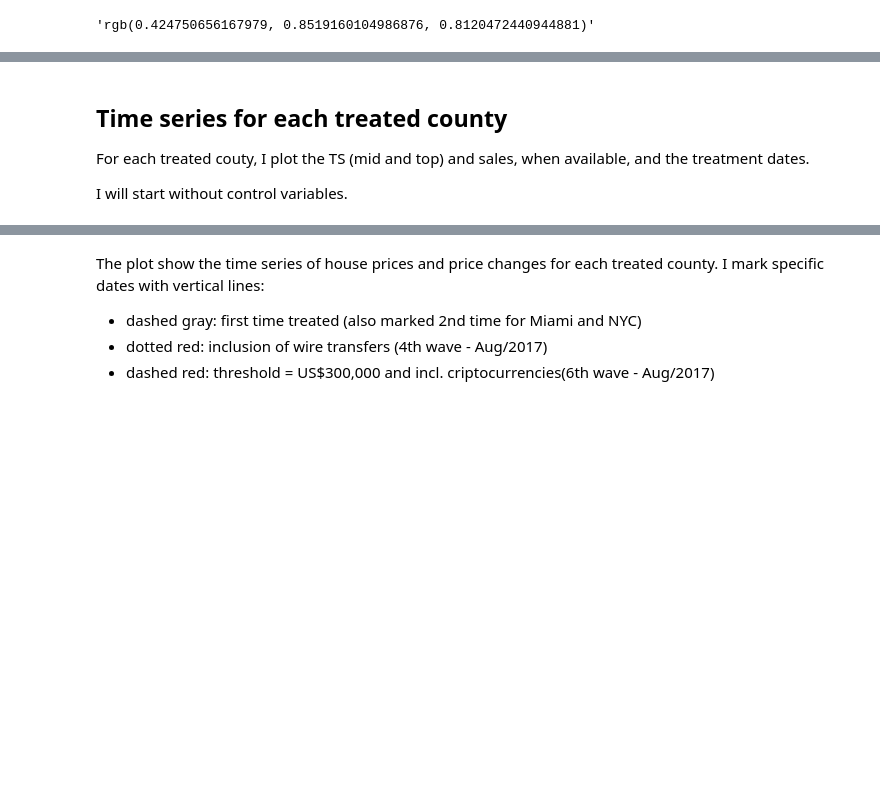
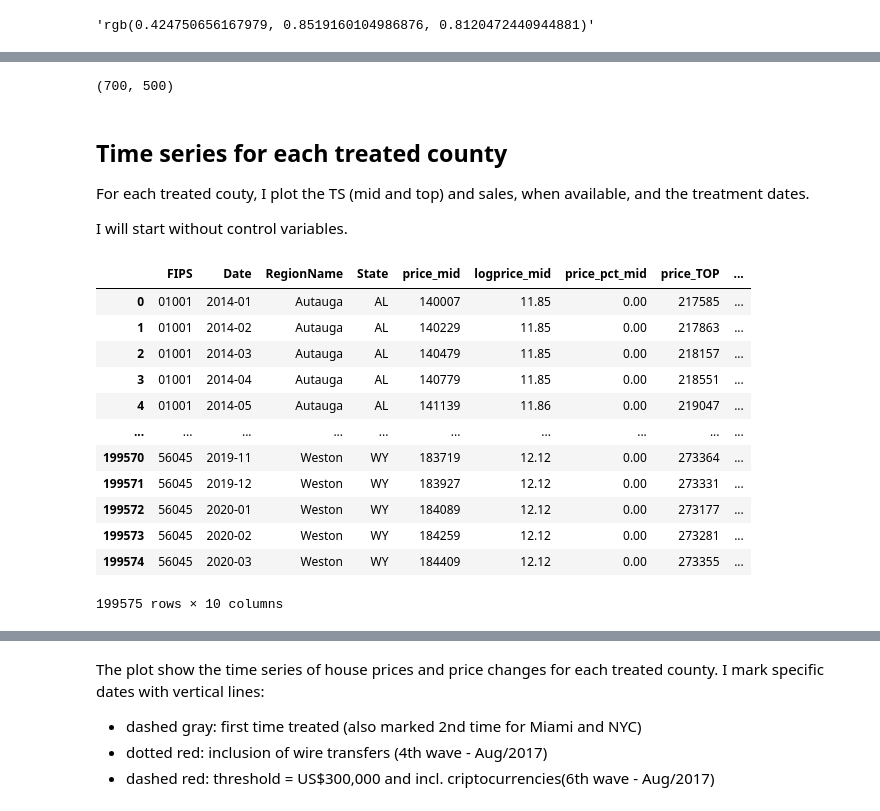
Before and after one commit to mrspatbile/homeownership, a Jupyter notebook: zillow/code/Zillow9_GTO_treated_plots.ipynb, the cells around one changed output, grey strips where cells are left out. Drawn from its saved outputs; the diff is of its cells as text; code cells hidden in the pictures; blank space fills up the shorter version.

```diff
--- a/zillow/code/Zillow9_GTO_treated_plots.ipynb
+++ b/zillow/code/Zillow9_GTO_treated_plots.ipynb
@@ -73,14 +73,17 @@ latlon.columns = ['FIPS', 'lat', 'lon']
 ### Load prices data (Zillow)
 # %%
 # load price data and format Date as YYYY-MM
-df = (pd.read_csv('../output/tbl_reg.csv',
-                  dtype={'FIPS': object,'price_mid':'Int64',  'price_TOP':'Int64'},
-                  usecols=['FIPS', 'Date', 'RegionName', 'State',
-                           'price_mid', 'price_TOP',
-                           'logprice_mid', 'logprice_TOP',
-                           'price_pct_mid', 'price_pct_TOP',
-                           ]))
+def load_Zillow_YYYYMM_noCounty():
 
-df.Date = df.Date.str.slice(stop=7) # YYYY-MM date
-df.RegionName = df.RegionName.str.slice(stop=-7) # drop word "County"
-df.head(3)
+    df = (pd.read_csv('../output/tbl_reg.csv',
+                      dtype={'FIPS': object,'price_mid':'Int64',  'price_TOP':'Int64'},
+                      usecols=['FIPS', 'Date', 'RegionName', 'State',
+                               'price_mid', 'price_TOP',
+                               'logprice_mid', 'logprice_TOP',
+                               'price_pct_mid', 'price_pct_TOP',
+                               ]))
+
+    df.Date = df.Date.str.slice(stop=7) # YYYY-MM date
+    df.RegionName = df.RegionName.str.slice(stop=-7) # drop word "County"
+    return df
+c
@@ -498,8 +531,34 @@ fig.show()
+# %%
+# workaround to find image size
+fig.write_image("../images/fig1.png")
+
+from PIL import Image
+im=Image.open("../images/fig1.png")
+im.size # (width,height) tuple
+# %% [output]
+(700, 500)
 # %% [markdown]
 ## Time series for each treated county
 For each treated couty, I plot the TS (mid and top) and sales, when available, and the treatment dates.
 
 I will start without control variables.
+# %%
+dfM =load_Zillow_YYYYMM_noCounty()
+dfM
+# %% [output]
+|  | FIPS | Date | RegionName | State | price_mid | logprice_mid | price_pct_mid | price_TOP | ... |
+| 0 | 01001 | 2014-01 | Autauga | AL | 140007 | 11.85 | 0.00 | 217585 | ... |
+| 1 | 01001 | 2014-02 | Autauga | AL | 140229 | 11.85 | 0.00 | 217863 | ... |
+| 2 | 01001 | 2014-03 | Autauga | AL | 140479 | 11.85 | 0.00 | 218157 | ... |
+| 3 | 01001 | 2014-04 | Autauga | AL | 140779 | 11.85 | 0.00 | 218551 | ... |
+| 4 | 01001 | 2014-05 | Autauga | AL | 141139 | 11.86 | 0.00 | 219047 | ... |
+| ... | ... | ... | ... | ... | ... | ... | ... | ... | ... |
+| 199570 | 56045 | 2019-11 | Weston | WY | 183719 | 12.12 | 0.00 | 273364 | ... |
+| 199571 | 56045 | 2019-12 | Weston | WY | 183927 | 12.12 | 0.00 | 273331 | ... |
+| 199572 | 56045 | 2020-01 | Weston | WY | 184089 | 12.12 | 0.00 | 273177 | ... |
+| 199573 | 56045 | 2020-02 | Weston | WY | 184259 | 12.12 | 0.00 | 273281 | ... |
+| 199574 | 56045 | 2020-03 | Weston | WY | 184409 | 12.12 | 0.00 | 273355 | ... |
+199575 rows × 10 columns
 # %%
 # prepare data to plot
 
```
Also changed, not shown: parts of 17 cells of this notebook, 20 other files.
